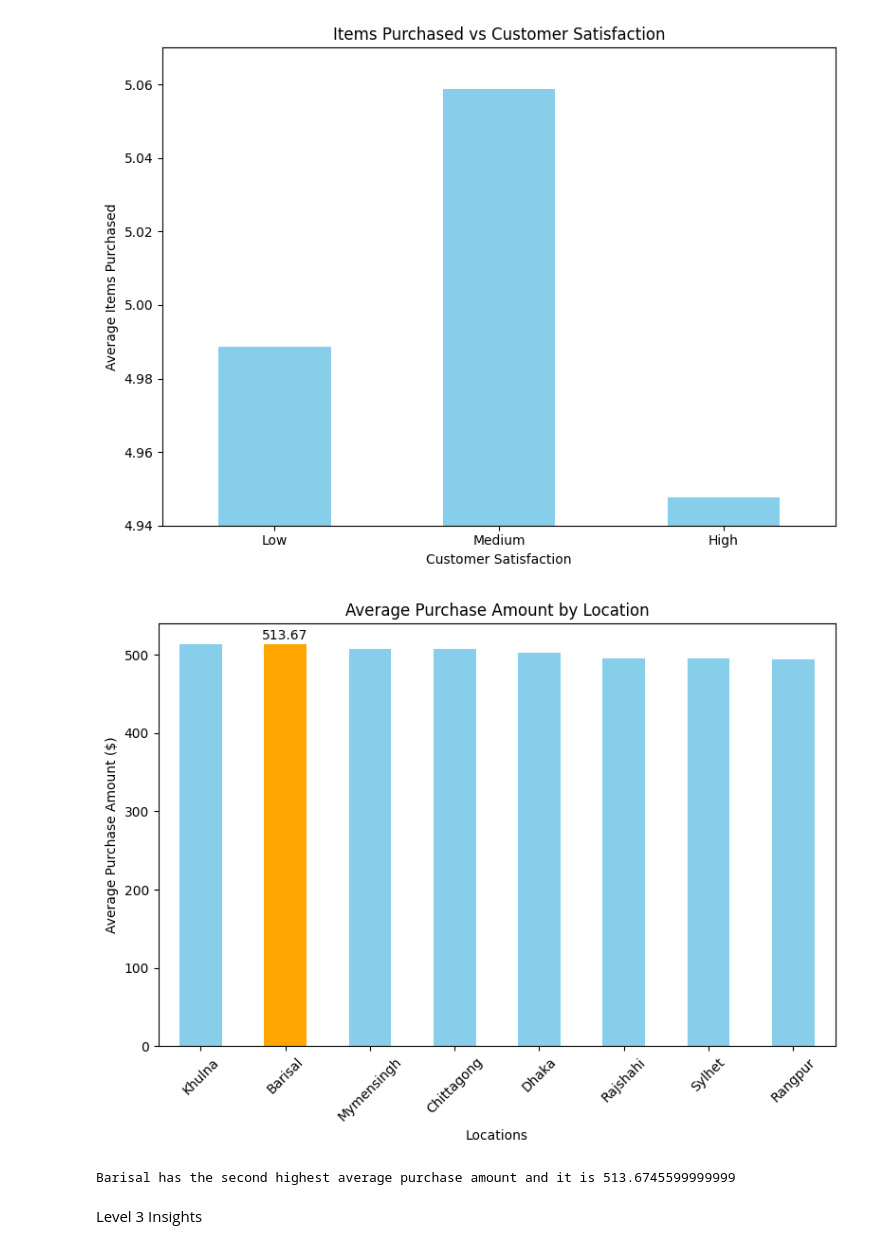
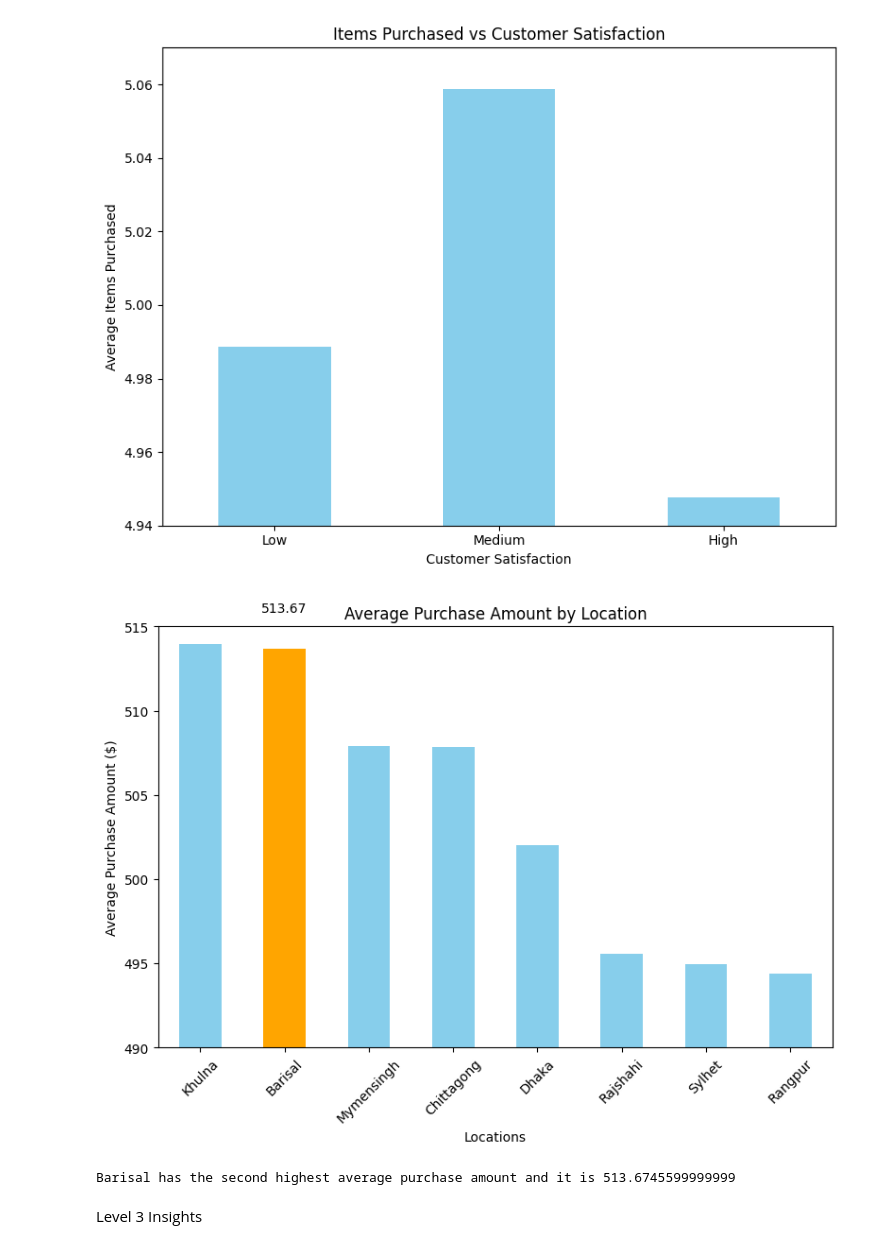
Before and after one commit to Nokibulofficial18/Data-Solution-360, a Jupyter notebook: Python Module/Final Assignment/assignment.ipynb, the cells around one changed output. Cells and saved outputs as stored; diff of their text form; code cells hidden in the pictures.

```diff
--- a/Python Module/Final Assignment/assignment.ipynb
+++ b/Python Module/Final Assignment/assignment.ipynb
@@ -232,31 +246,33 @@ plt.show()
 # %%
 location_wise_purchase = df.groupby('Location')['Purchase Amount ($)'].mean().sort_values(ascending=False)
 
 
 second_highest_location_name = location_wise_purchase.index[1]
 second_highest_location_value = location_wise_purchase.iloc[1]
 
 
 ax = location_wise_purchase.plot(
     kind='bar',
     title='Average Purchase Amount by Location',
     ylabel='Average Purchase Amount ($)',
     xlabel='Locations',
     figsize=(8, 6),
     color='skyblue'
 )
 
 
 ax.patches[1].set_facecolor('orange')
 ax.text(1, second_highest_location_value + 2, f'{second_highest_location_value:.2f}',
         ha='center', va='bottom', fontsize=10)
 
 plt.xticks(rotation=45)
 plt.tight_layout()
+plt.ylim(490,515)
 plt.show()
+
 print(f"{second_highest_location_name} has the second highest average purchase amount and it is {second_highest_location_value}")
 # %% [output]
-[figure, old version]
+[figure, new version]
 Barisal has the second highest average purchase amount and it is 513.6745599999999
 # %% [markdown]
 Level 3 Insights
```
Also changed, not shown: parts of 5 cells of this notebook.
